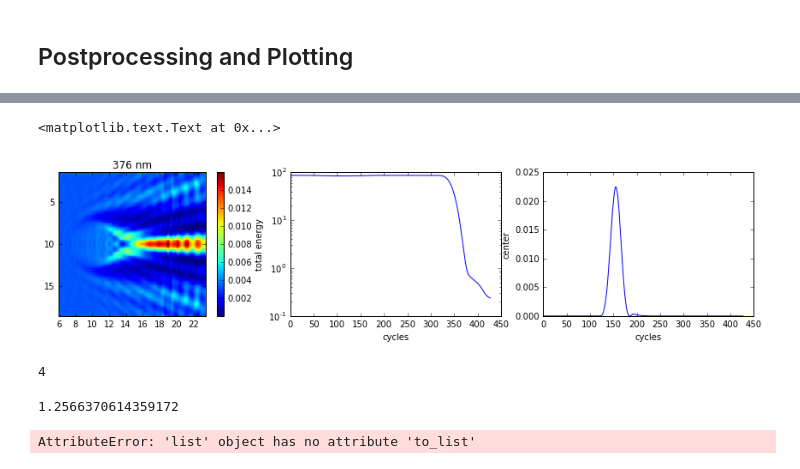
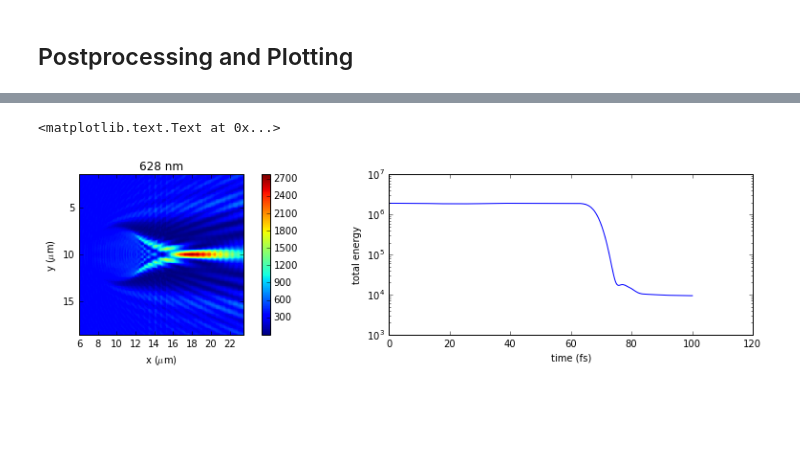
Before and after one commit to richard-ciesielski/py2dFDTD, a Jupyter notebook: exampleFDTD-Copy1.ipynb, the cells around one changed output, grey strips where cells are left out. Saved outputs shown, nothing was run; the diff lists cells and outputs as text; code cells hidden in the pictures; blank space fills up the shorter version.

```diff
--- a/exampleFDTD-Copy1.ipynb
+++ b/exampleFDTD-Copy1.ipynb
@@ -153,28 +155,20 @@ pylab.plot(bookkeeping[1,:])
 # %%
 S_w = numpy.sqrt((Ey_w * Hz_w[:, :-1])**2 +
                                  (Ex_w[:-1, :-1]  * Hz_w[:, :-1])**2)
+
 pylab.figure(figsize=(15,3))
-pylab.subplot(131)
+pylab.subplot(121)
 #pylab.imshow(abs(S_w))
-plot_matrix(abs(S_w), grid, 0, xlim=(6,50))
+vis.plot_matrix(abs(S_w), grid, 0, xlim=(6,25))
 pylab.colorbar()
 pylab.title('%d nm' % (2*pi*3e2 / w_probe))
-pylab.subplot(132)
-pylab.semilogy(bookkeeping[0])
-pylab.xlabel('cycles')
+pylab.xlabel('x ($\mu$m)')
+pylab.ylabel('y ($\mu$m)')
+
+pylab.subplot(122)
+pylab.semilogy(time, bookkeeping)
+pylab.xlabel('time (fs)')
 pylab.ylabel('total energy')
-pylab.subplot(133)
-pylab.plot(bookkeeping[1])
-pylab.xlabel('cycles')
-pylab.ylabel('center')
 # %% [output]
 <matplotlib.text.Text at 0x...>
-[figure, old version]
+[figure, new version]
-# %%
-cycles
-# %% [output]
-4
-# %%
-(2*pi*3e-1/w_probe)
-# %% [output]
-1.2566370614359172
@@ -183,4 +174,0 @@ xlim[0]=2
-# %%
-xlim.to_list
-# %% [output]
-AttributeError: 'list' object has no attribute 'to_list'
```
Also changed, not shown: parts of 18 cells of this notebook, 15 other files.
